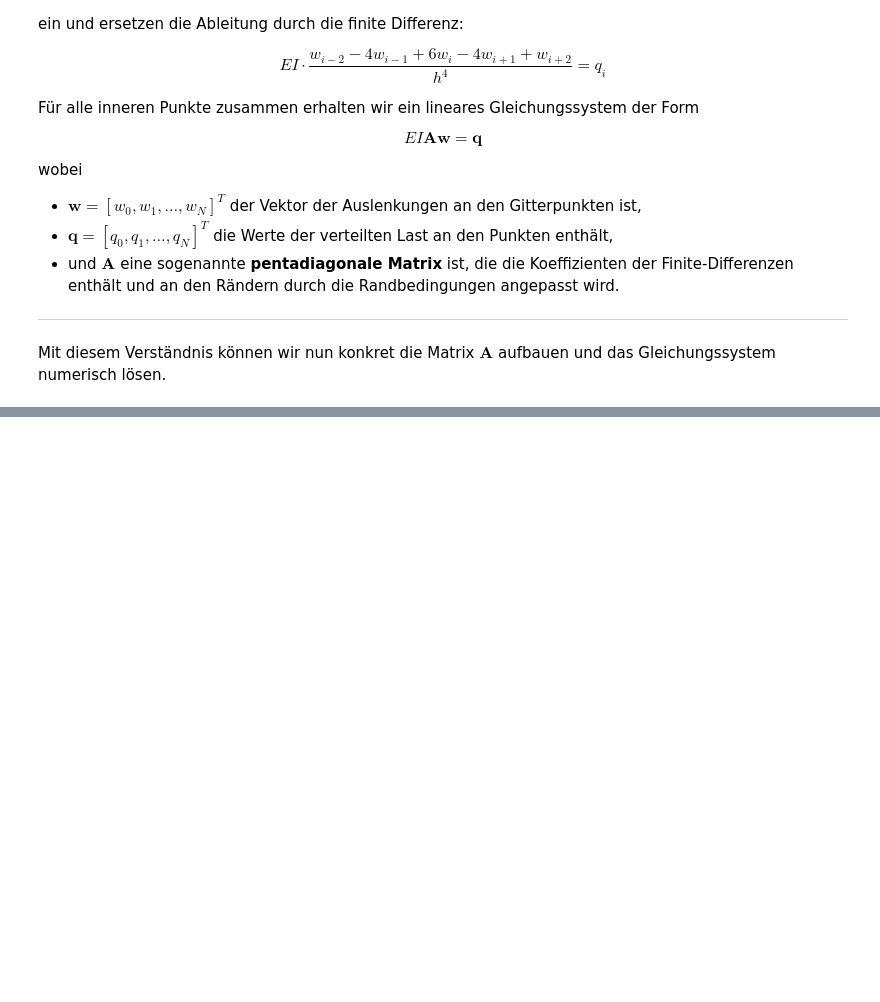
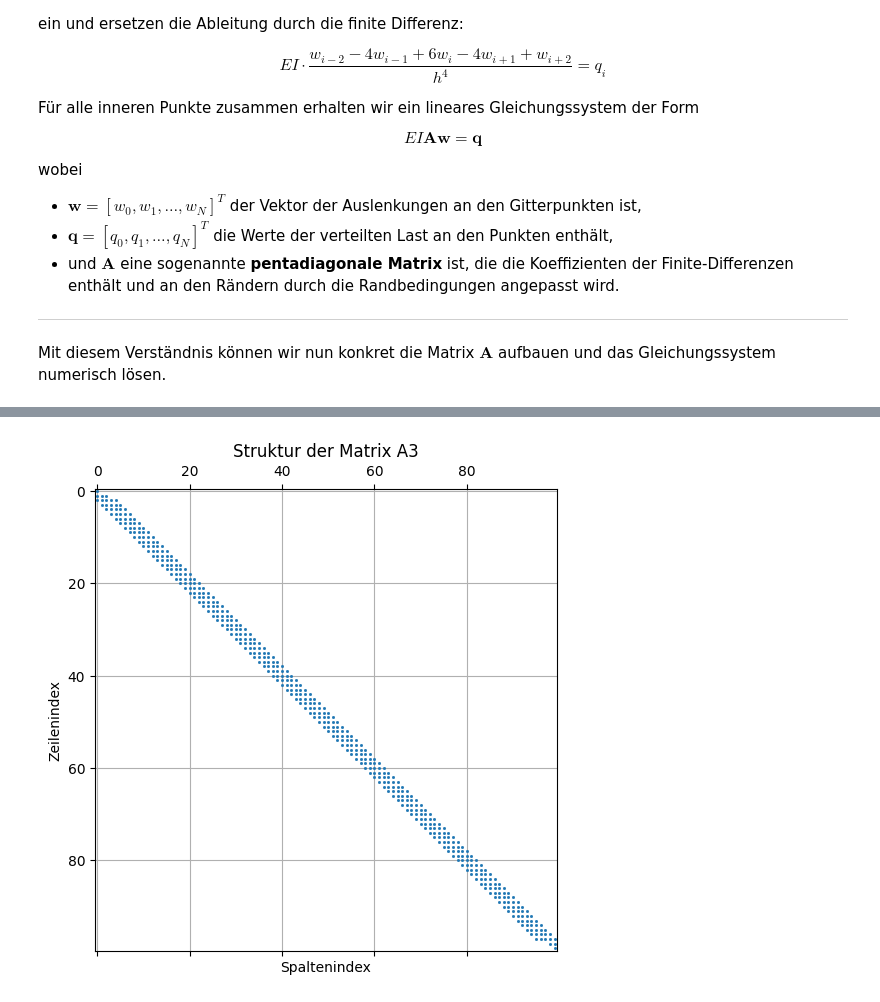
Before and after one commit to AhmedHossamMido/projektarbeit, a Jupyter notebook: projektdatei.ipynb, the cells around one changed output, grey strips where cells are left out. Saved outputs shown, nothing was run; the diff lists cells and outputs as text; code cells hidden in the pictures; blank space fills up the shorter version.

```diff
--- a/projektdatei.ipynb
+++ b/projektdatei.ipynb
@@ -377,0 +527,12 @@ Mit diesem Verständnis können wir nun konkret die Matrix $\mathbf{A}$ aufbauen
+# %%
+A3 = build_bending_matrix(N=100, h=0.01, EI=1.0, boundary_condition="nur_rechts_eingespannt")
+
+plt.figure(figsize=(6,6))
+plt.spy(A3, markersize=1)
+plt.title("Struktur der Matrix A3")
+plt.xlabel("Spaltenindex")
+plt.ylabel("Zeilenindex")
+plt.grid(True)
+plt.show() #  wo die Matrix Nicht-Null-Einträge hat
+# %% [output]
+[figure, added]
```
Also changed, not shown: parts of 5 cells of this notebook.
